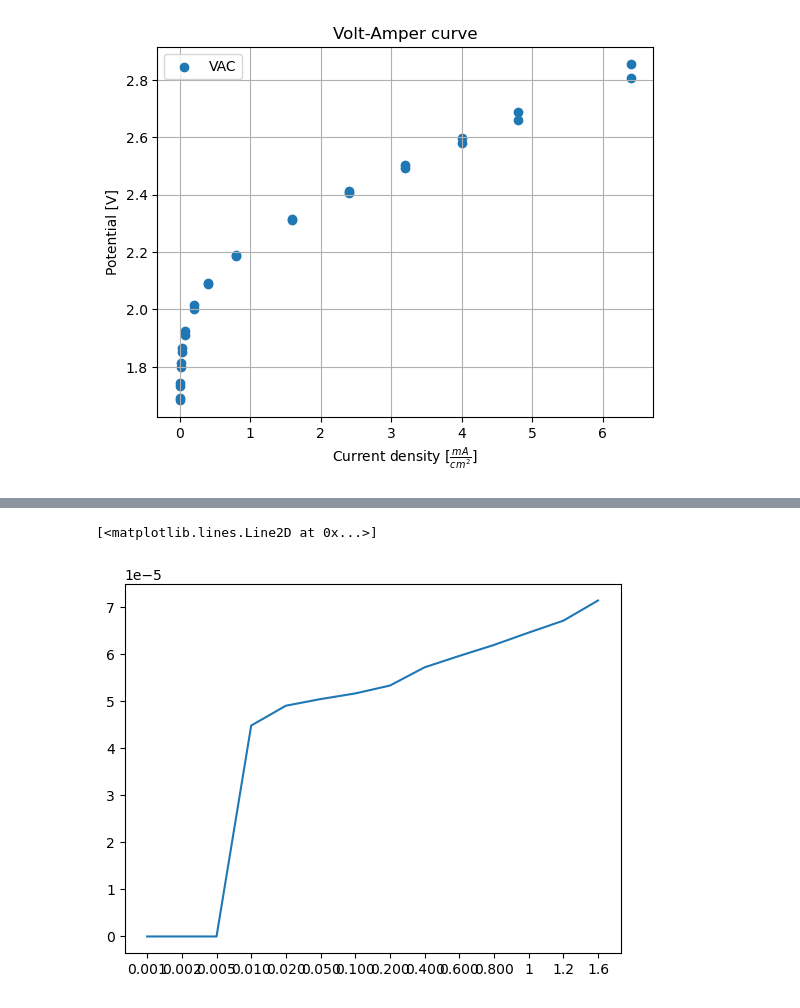
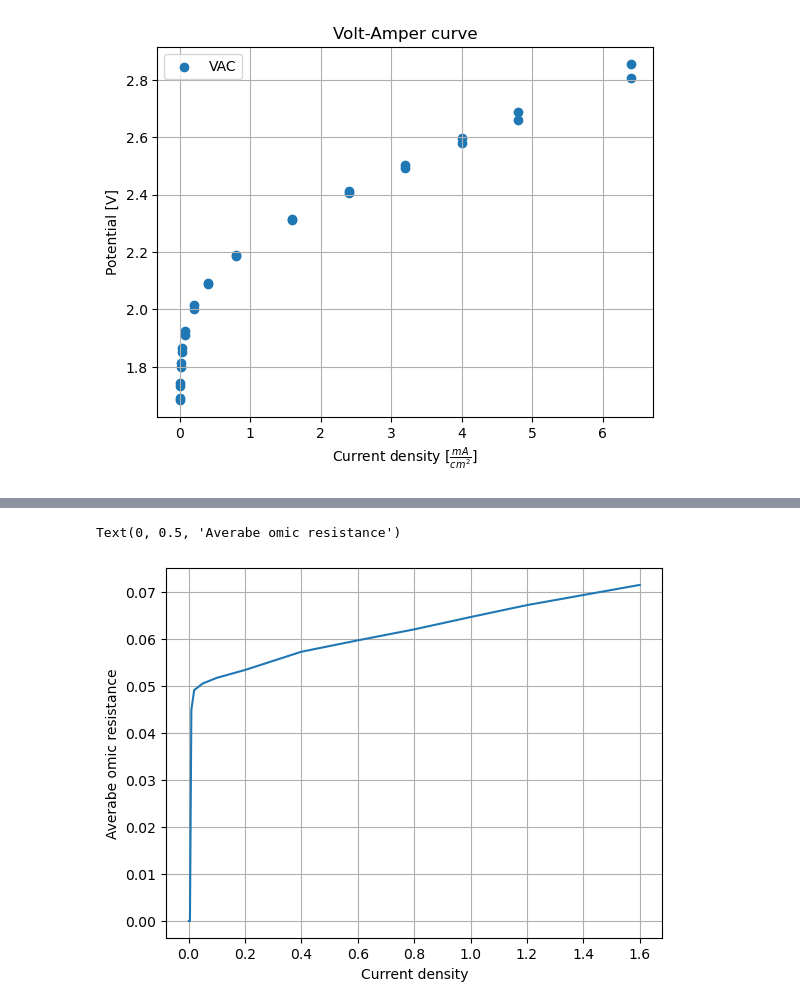
Before and after one commit to flexepticon/DBL_energy, a Jupyter notebook: Python scripts/File for graphs.ipynb, the cells around one changed output, grey strips where cells are left out. Drawn from its saved outputs; the diff is of its cells as text; code cells hidden in the pictures.

```diff
--- a/Python scripts/File for graphs.ipynb
+++ b/Python scripts/File for graphs.ipynb
@@ -85,7 +69,8 @@ Text(0, 0.5, 'Resistance [$\\Omega$]')
 # %%
-
-
 plt.plot(A.JR_dataframe['Current Density'], A.JR_dataframe['Resistance'])
+plt.grid()
+plt.xlabel('Current density')
+plt.ylabel('Averabe omic resistance')
 # %% [output]
-[<matplotlib.lines.Line2D at 0x...>]
+Text(0, 0.5, 'Averabe omic resistance')
-[figure, old version]
+[figure, new version]
```
Also changed, not shown: parts of 5 cells of this notebook, 1 other file.
